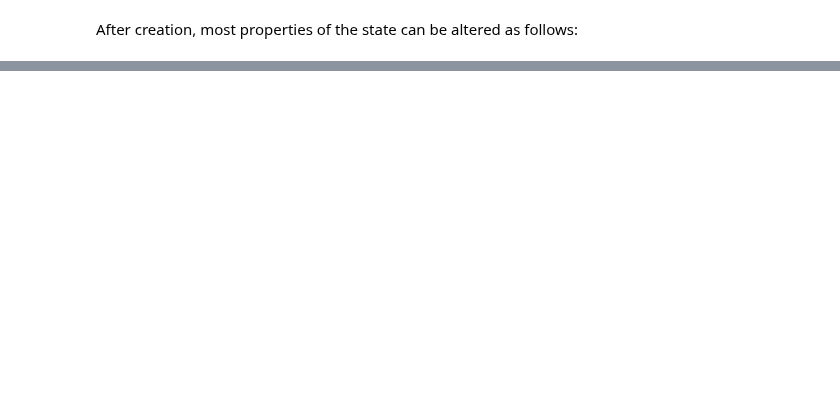
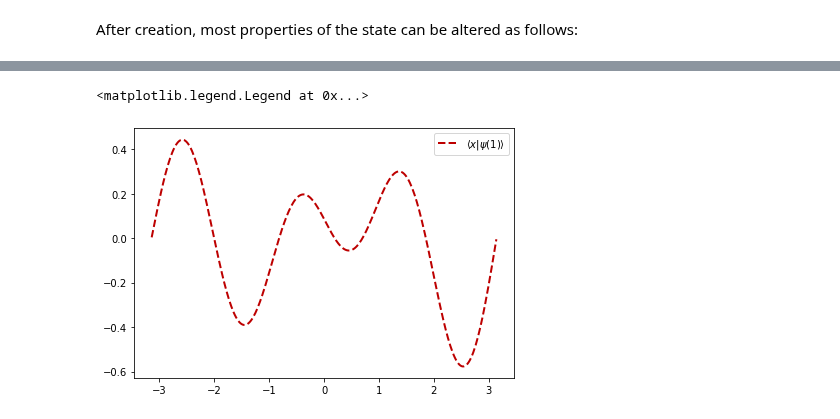
Before and after one commit to wyssard/Particle_in_a_Box, a Jupyter notebook: Notebooks/demo.ipynb, the cells around one changed output, grey strips where cells are left out. Cells and saved outputs as stored; diff of their text form; code cells hidden in the pictures; blank space fills up the shorter version.

```diff
--- a/Notebooks/demo.ipynb
+++ b/Notebooks/demo.ipynb
@@ -6,6 +6,8 @@ Reference Notebook for functionality of pib lib
 # %%
-from pib_lib import particle_in_a_box as pib # Main library providing the 'Particle_in_a_Box_State' class
-from pib_lib import update_plot as up        # library to provide basic visualization functionality based on matplotlib
-from pib_lib import Special_States as spst   # Collection of special preset states (Gaussian wave packets)
+from pib_lib import particle_in_a_box as pib    # Main library providing the 'Particle_in_Box_State' class
+from pib_lib import update_plot as up           # library to provide basic visualization functionality based on matplotlib
+from pib_lib import Special_States as spst      # Collection of special preset states (Gaussian wave packets)
 import numpy as np
 from matplotlib import pyplot as plt
+plt.rcParams["animation.writer"] = "ffmpeg"
+plt.rcParams["animation.html"] = "jshtml"
@@ -49,0 +110,42 @@ x_amp = pos_space_proj(0.5, 1) # evaluate the position space wave function at x
+# %%
+# Create figure
+fig = plt.figure(tight_layout=True)
+
+# Create position space plot
+position_plot = up.Position_Space_Plot(state, "abs_square", fig)
+
+# Setting mode to 'real' in order to plot the real part of the projection onto
+# position space instead of the absolute square which the object was set to at
+# creation
+position_plot.set_mode("real")
+
+# Change line color, width and style
+position_plot.plot_config(color=up.dark_red, linewidth=2, linestyle="--")
+
+# Set time
+position_plot.set_t(1)
+
+# Manipulate the <Particle_in_Box_State>
+# It is unlikely that you will need to manipulate the state after creation of
+# the plot object.
+# Still, it is important to keep in mind that any modification of the state
+# affects the plot object even after its creation.
+state.case = "dirichlet"
+
+# Plot the real part of the projection and return matplotlib <Line2D>
+lines = position_plot.plot()
+
+# Since the plotting method 'plot' returns a matplotlib object, any further
+# modifications of the plot concerning its appearance can be achieved by
+# manipulating the <Line2D> object. We may e.g. add a label to the line to
+# later include it in a legend.
+lines.set_label(r"$\langle x \vert \psi(1) \rangle$")
+
+# To e.g. include a legend in our plot, we need to access the matplotlib
+# <Axes> object which has been created when construction the
+# <Position_Space_Plot> object.
+ax = position_plot.axis
+ax.legend()
+# %% [output]
+<matplotlib.legend.Legend at 0x...>
+[figure, added]
```
Also changed, not shown: parts of 33 cells of this notebook, 3 other files.
